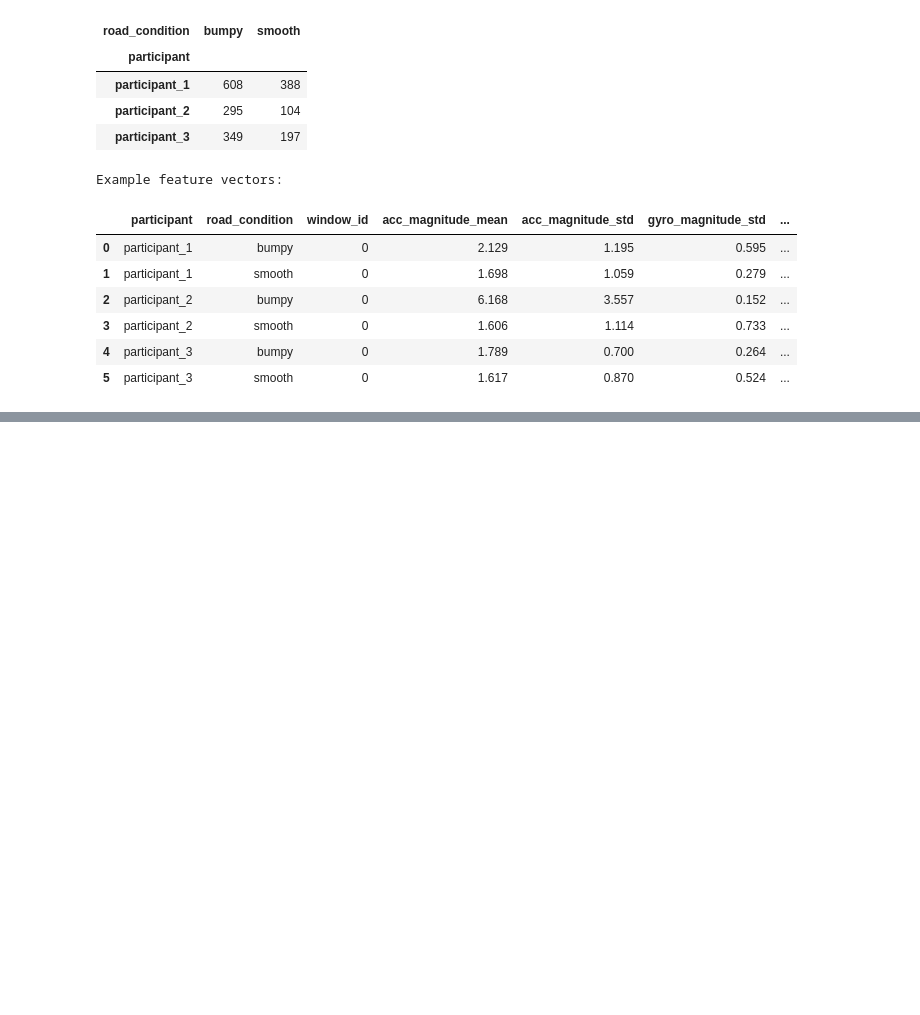
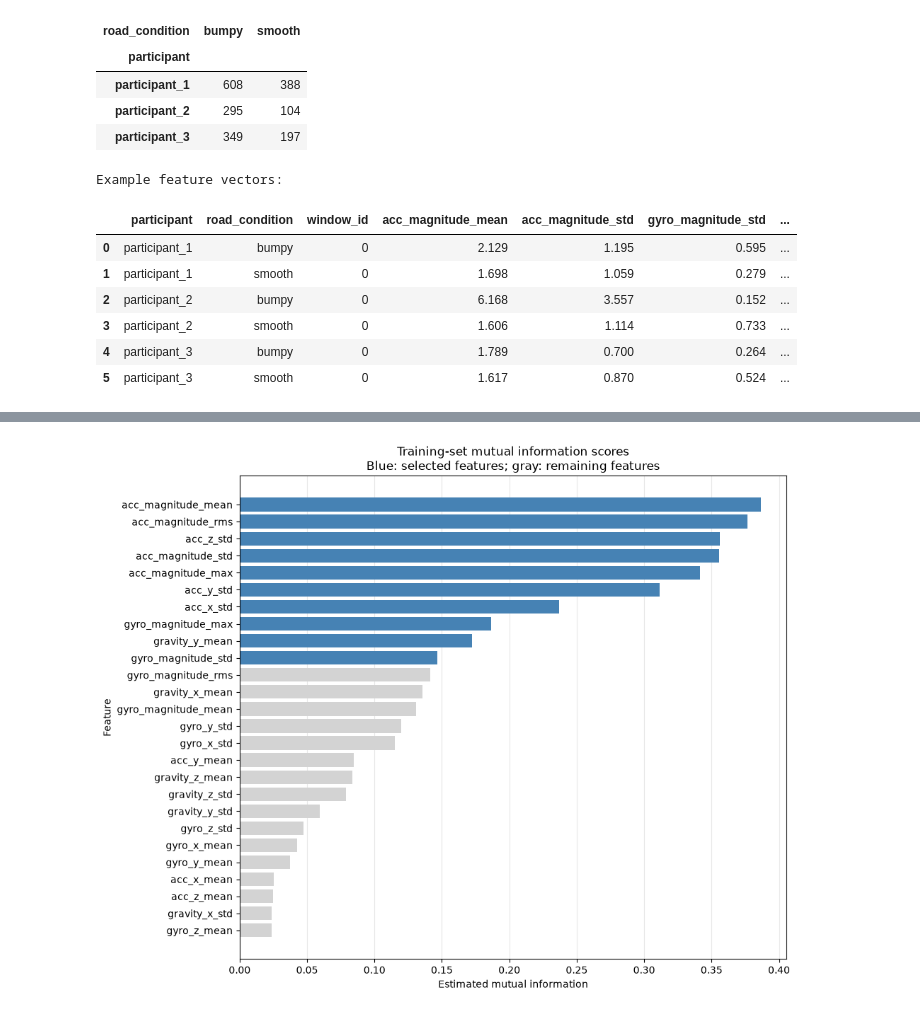
Before and after one commit to xinran-2/Pavement-smoothness-detection-model, a Jupyter notebook: notebooks/Project_pipeline.ipynb, the cells around one changed output, grey strips where cells are left out. Cells and saved outputs as stored; diff of their text form; code cells hidden in the pictures; blank space fills up the shorter version.

```diff
--- a/notebooks/Project_pipeline.ipynb
+++ b/notebooks/Project_pipeline.ipynb
@@ -455,0 +656,32 @@ Example feature vectors:
+# %%
+plot_data = mi_results.sort_values(
+    "mutual_information", ascending=True
+)
+
+colors = [
+    "steelblue" if selected else "lightgray"
+    for selected in plot_data["selected"]
+]
+
+fig, ax = plt.subplots(figsize=(10, 8))
+
+ax.barh(
+    plot_data["feature"],
+    plot_data["mutual_information"],
+    color=colors
+)
+
+ax.set(
+    xlabel="Estimated mutual information",
+    ylabel="Feature",
+    title="Training-set mutual information scores\n"
+          "Blue: selected features; gray: remaining features"
+)
+
+ax.grid(axis="x", alpha=0.3)
+ax.set_axisbelow(True)
+
+plt.tight_layout()
+plt.show()
+# %% [output]
+[figure, added]
```
Also changed, not shown: parts of 9 cells of this notebook.
